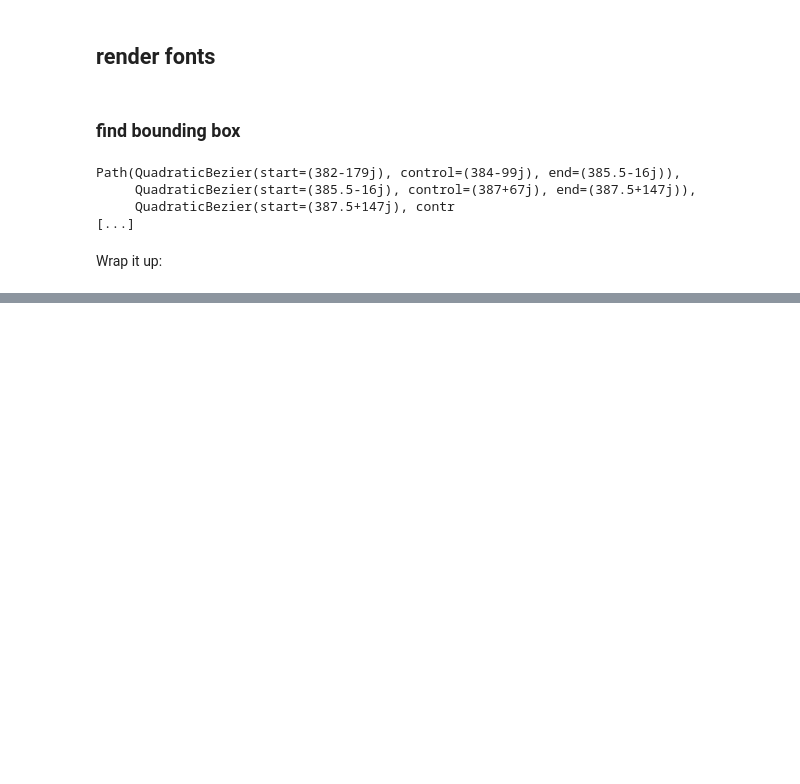
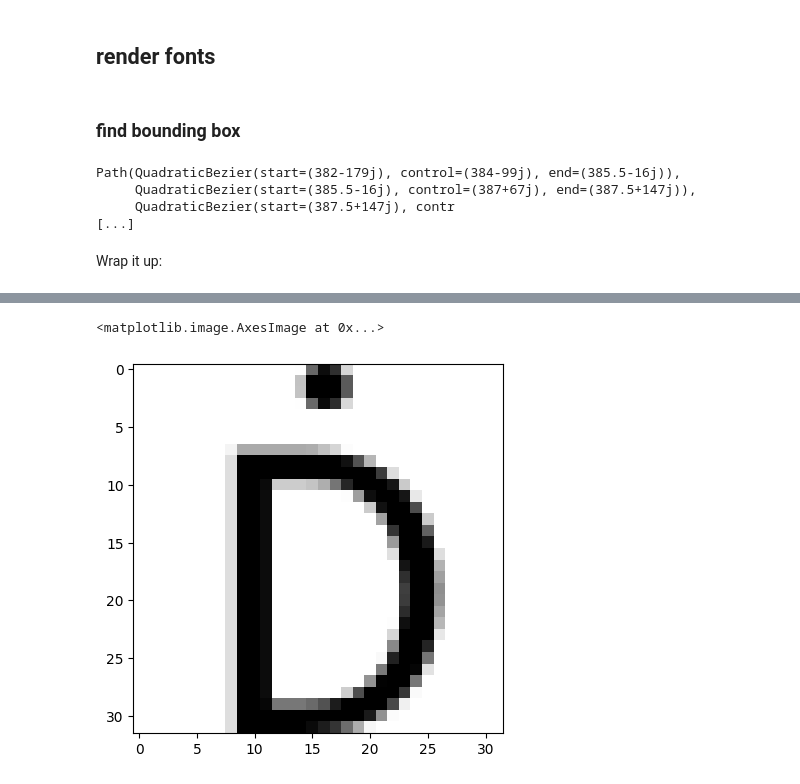
Before and after one commit to mitlyn/Fonty, a Jupyter notebook: notebooks/fetch-fonts.ipynb, the cells around one changed output, grey strips where cells are left out. Drawn from its saved outputs; the diff is of its cells as text; code cells hidden in the pictures; blank space fills up the shorter version.

```diff
--- a/notebooks/fetch-fonts.ipynb
+++ b/notebooks/fetch-fonts.ipynb
@@ -241,0 +246,5 @@ plt.imshow(glyph2array(glyphs[1000]))
+# %%
+plt.imshow(glyph2array(glyphs[100], image_w=32, image_h=32))
+# %% [output]
+<matplotlib.image.AxesImage at 0x...>
+[figure, added]
```
Also changed, not shown: parts of 3 cells of this notebook, 1 other file.
